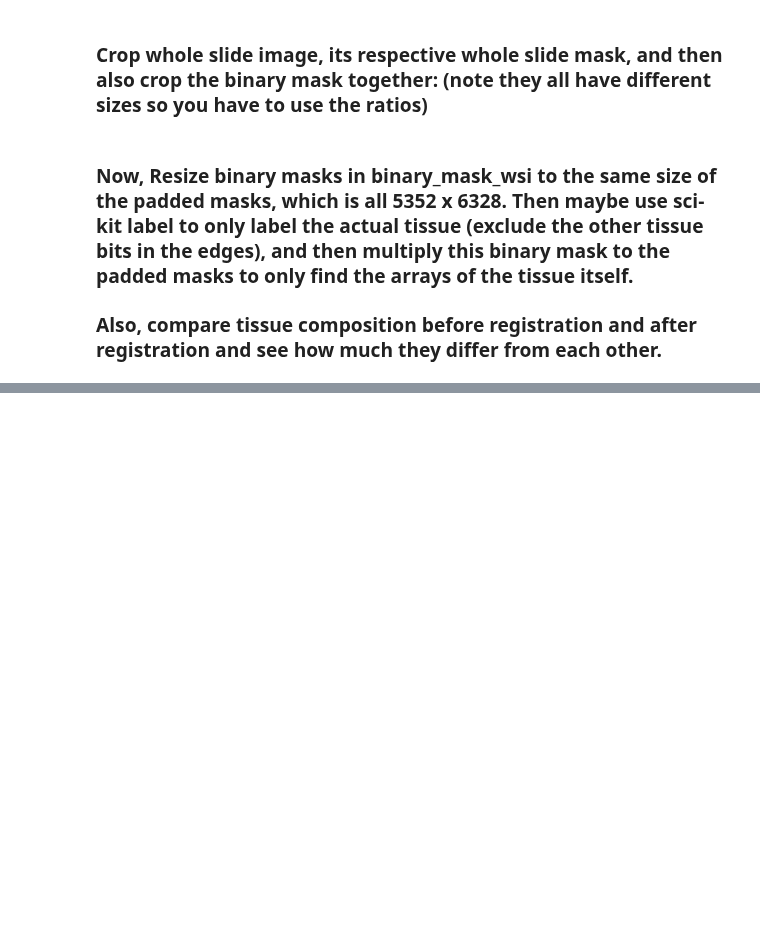
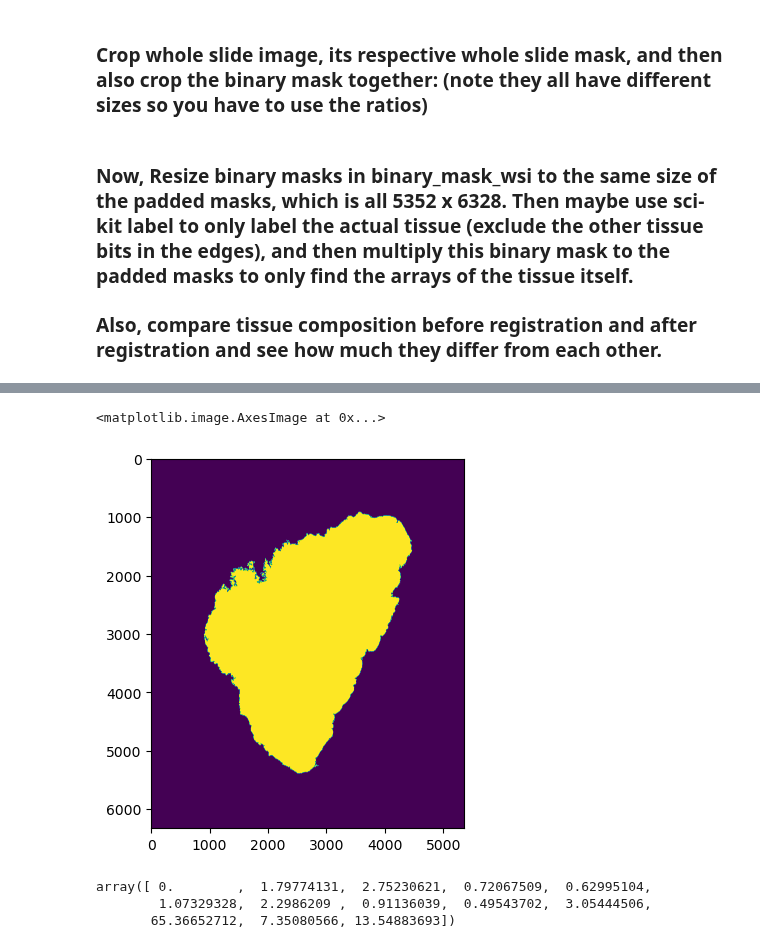
Before and after one commit to Wirtz-Lab/wsi_analysis, a Jupyter notebook: kevin/wsi2imcrop.ipynb, the cells around one changed output, grey strips where cells are left out. Cells and saved outputs as stored; diff of their text form; code cells hidden in the pictures; blank space fills up the shorter version.

```diff
--- a/kevin/wsi2imcrop.ipynb
+++ b/kevin/wsi2imcrop.ipynb
@@ -139,0 +109,15 @@ rsult.shape
+# %%
+ta4 = remove_small_holes(ta3,100000)
+plt.imshow(ta4)
+# %% [output]
+<matplotlib.image.AxesImage at 0x...>
+[figure, added]
+# %%
+composition = ta[ta4]
+hist = np.bincount(composition,)
+hist = hist/np.sum(hist)*100
+hist
+# %% [output]
+array([ 0.        ,  1.79774131,  2.75230621,  0.72067509,  0.62995104,
+        1.07329328,  2.2986209 ,  0.91136039,  0.49543702,  3.05444506,
+       65.36652712,  7.35080566, 13.54883693])
```
Also changed, not shown: parts of 12 cells of this notebook.
